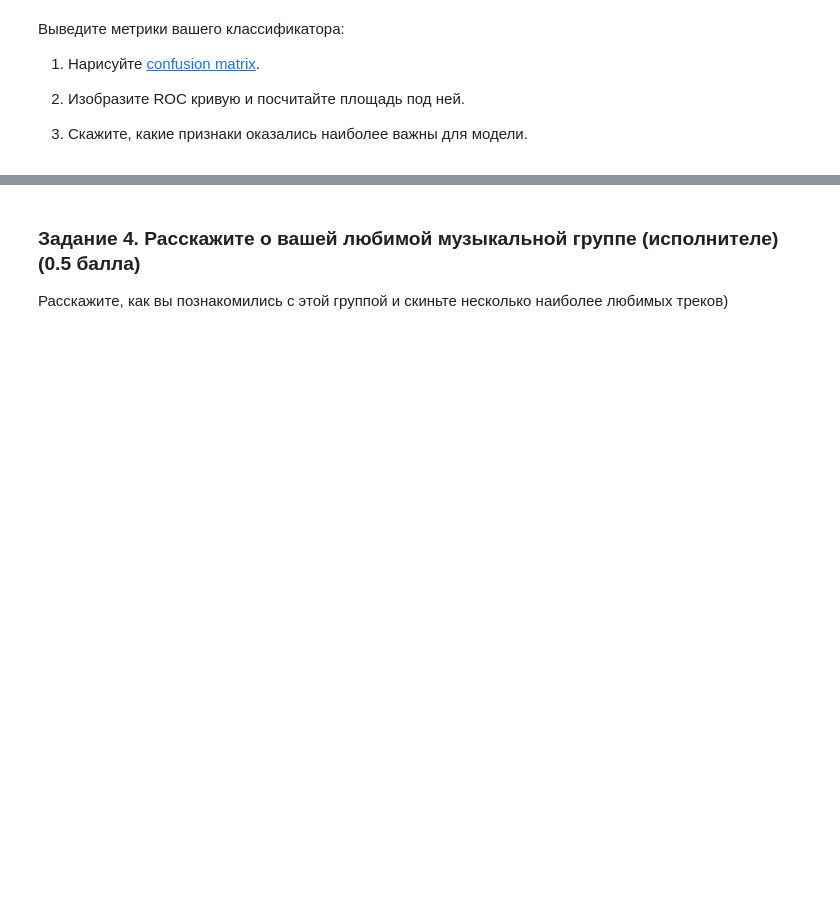
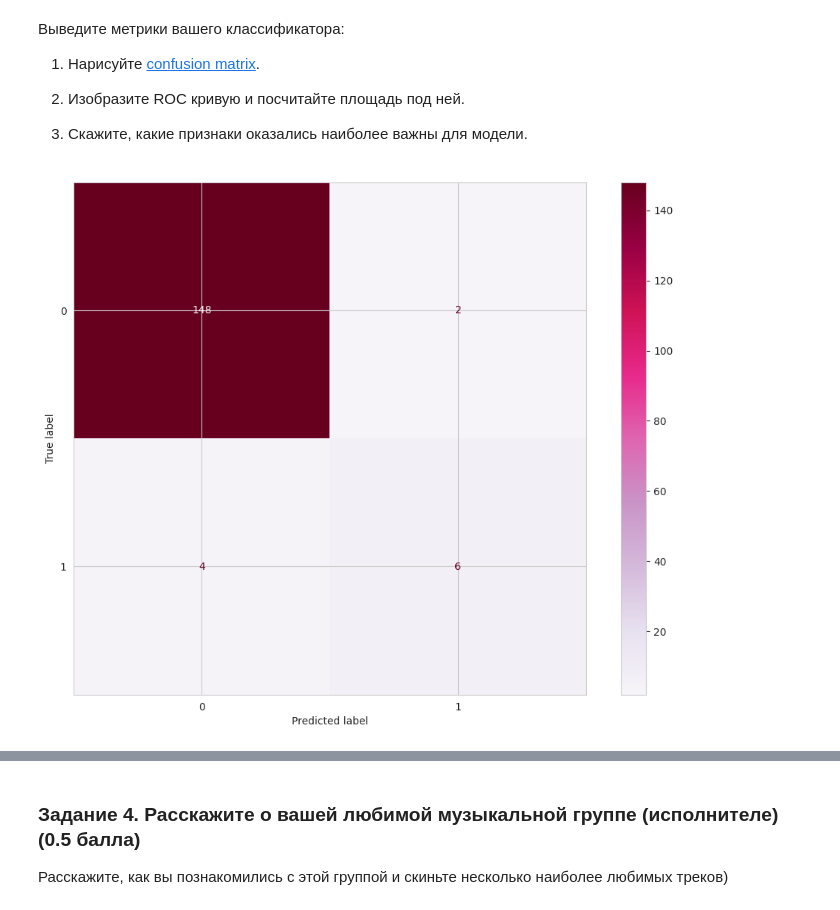
Before and after one commit to grishchenkoira/BI-ml-2024-homeworks, a Jupyter notebook: HW2/Linear_models.ipynb, the cells around one changed output, grey strips where cells are left out. Saved outputs shown, nothing was run; the diff lists cells and outputs as text; code cells hidden in the pictures; blank space fills up the shorter version.

```diff
--- a/HW2/Linear_models.ipynb
+++ b/HW2/Linear_models.ipynb
@@ -620,7 +728,18 @@ pokemon.head()
 # %% [markdown]
 Разделите ваши данные на тестовую и тренировочную выборку.
+# %%
+X_train, X_test, y_train, y_test = train_test_split(X, y, test_size = 0.2)
+
+scaler = StandardScaler()
+
+X_train = scaler.fit_transform(X_train)
+X_test = scaler.transform(X_test)
 # %% [markdown]
 Обучите модель `LogisticRegression` из `sklearn`.
+# %%
+log_regression = LogisticRegression()
+log_regression.fit(X_train, y_train)
+y_pred = log_regression.predict(X_test)
 # %% [markdown]
 Выведите метрики вашего классификатора:
 
@@ -629,3 +748,9 @@ pokemon.head()
 2. Изобразите ROC кривую и посчитайте площадь под ней.
 
 3. Скажите, какие признаки оказались наиболее важны для модели.
+# %%
+from sklearn.metrics import confusion_matrix, ConfusionMatrixDisplay
+
+ConfusionMatrixDisplay.from_predictions(y_test, y_pred, cmap = 'PuRd');
+# %% [output]
+[figure, added]
```
Also changed, not shown: parts of 25 cells of this notebook.
